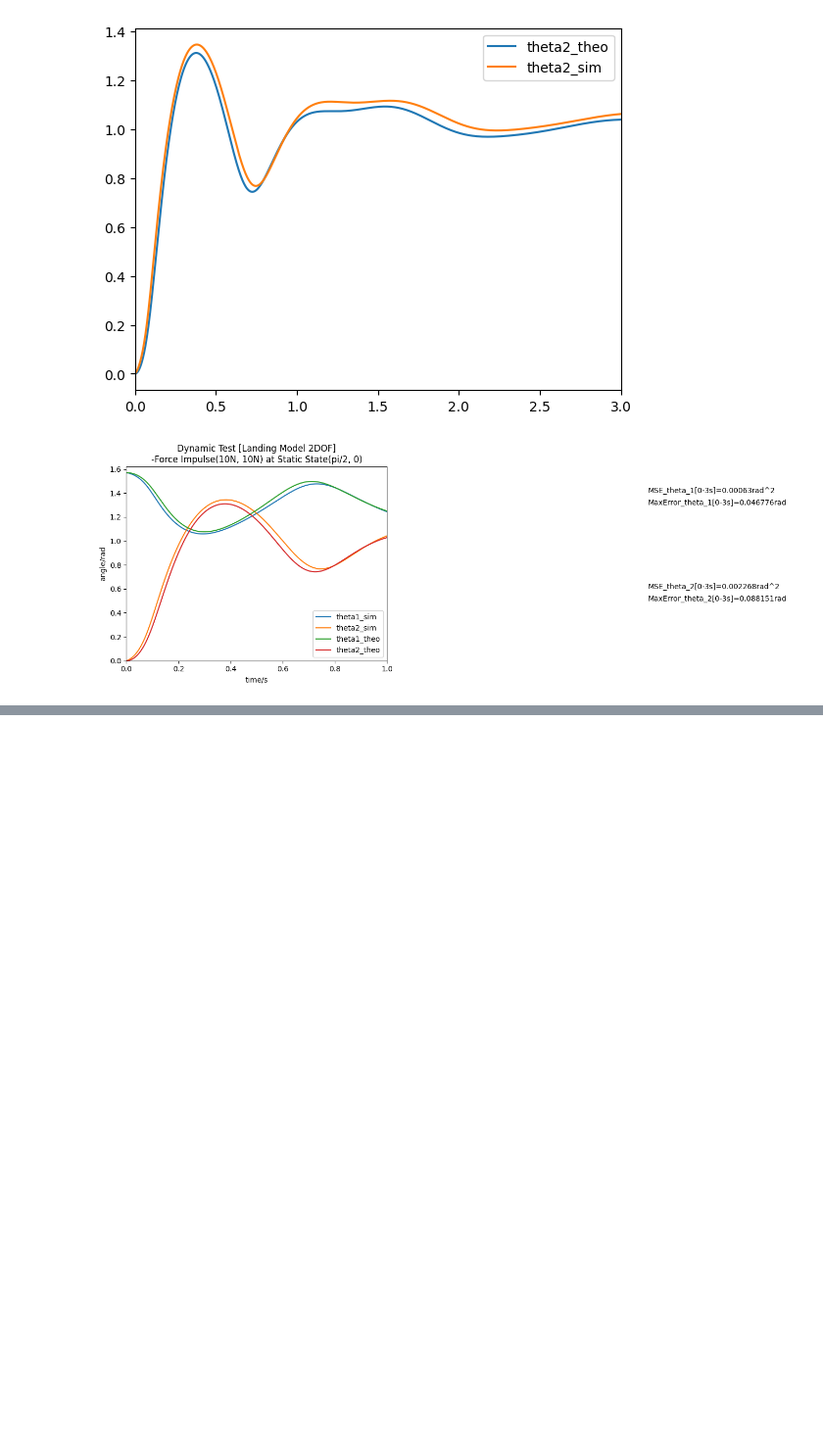
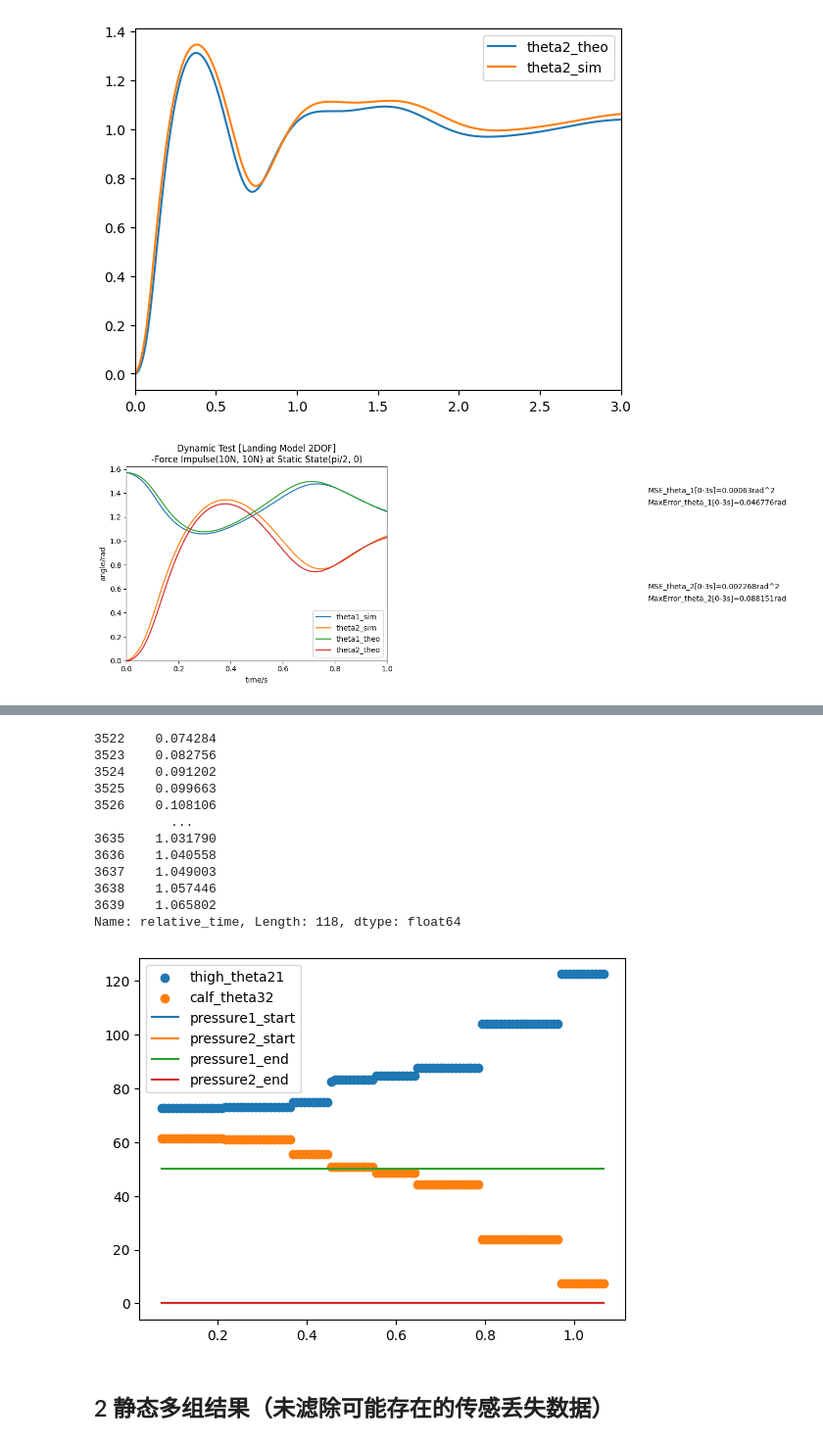
Before and after one commit to fly-pigTH/EquiMus, a Jupyter notebook: src/AtoB.ipynb, the cells around one changed output, grey strips where cells are left out. Shown: that part at 98% size. Cells and saved outputs as stored; diff of their text form; code cells hidden in the pictures; blank space fills up the shorter version.

```diff
--- a/src/AtoB.ipynb
+++ b/src/AtoB.ipynb
@@ -121,0 +127,4 @@ plt.show()
+# %%
+file_path = "../data/realdata-2025-01-18/重要Static_2025-01-15_11-33-47_A2B_data.csv"
+real_data = pd.read_csv(file_path)
+print(real_data.head())
@@ -121,0 +168,30 @@ plt.show()
+# %%
+aprox_index_of_group = int(len(real_data["relative_time"])/81)
+
+index_of_interest = np.arange(6*aprox_index_of_group, 6.2*aprox_index_of_group)
+plt.scatter(real_data["relative_time"][index_of_interest], real_data["thigh_theta21"][index_of_interest], label="thigh_theta21")
+plt.scatter(real_data["relative_time"][index_of_interest], real_data["calf_theta32"][index_of_interest], label="calf_theta32")
+# pressure
+plt.plot(real_data["relative_time"][index_of_interest], real_data["pressure1_start"][index_of_interest]/1000, label="pressure1_start")
+plt.plot(real_data["relative_time"][index_of_interest], real_data["pressure2_start"][index_of_interest]/1000, label="pressure2_start")
+plt.plot(real_data["relative_time"][index_of_interest], real_data["pressure1_end"][index_of_interest]/1000, label="pressure1_end")
+plt.plot(real_data["relative_time"][index_of_interest], real_data["pressure2_end"][index_of_interest]/1000, label="pressure2_end")
+
+plt.legend()
+real_data["relative_time"][index_of_interest]
+# %% [output]
+3522    0.074284
+3523    0.082756
+3524    0.091202
+3525    0.099663
+3526    0.108106
+          ...
+3635    1.031790
+3636    1.040558
+3637    1.049003
+3638    1.057446
+3639    1.065802
+Name: relative_time, Length: 118, dtype: float64
+[figure, added]
+# %% [markdown]
+## 2 静态多组结果（未滤除可能存在的传感丢失数据）
```
Also changed, not shown: parts of 7 cells of this notebook, 8 other files.
